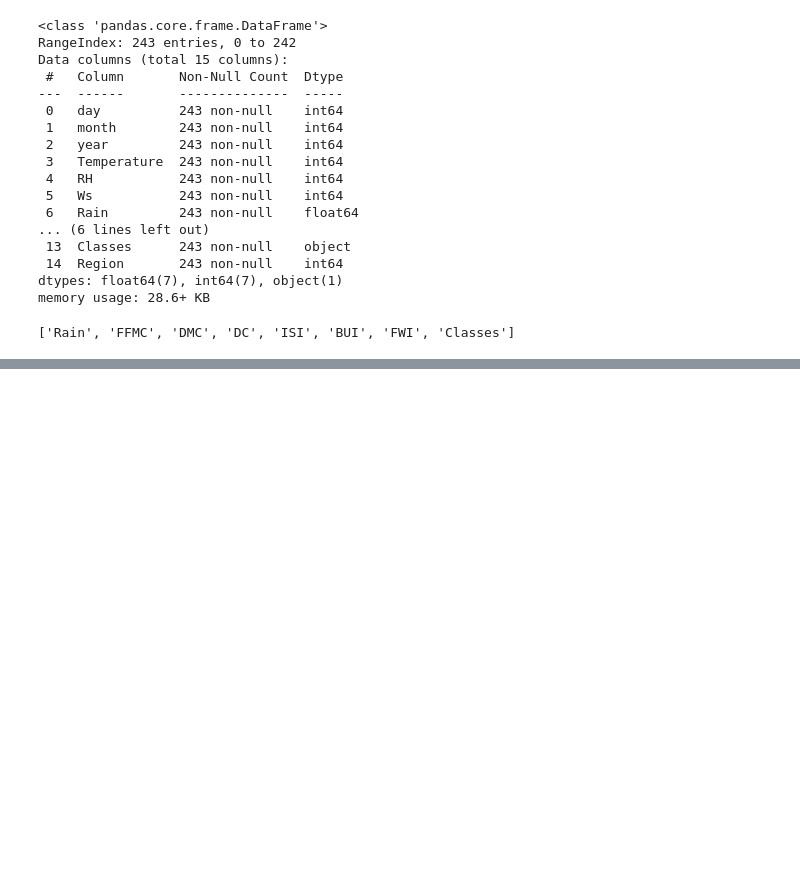
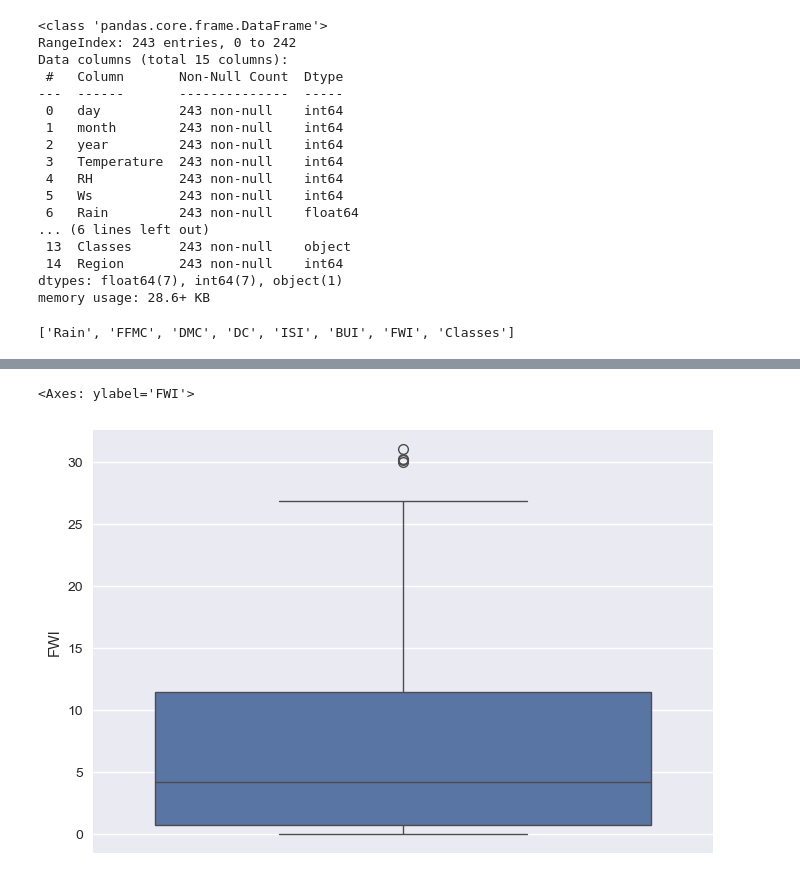
Before and after one commit to md-zaid-10/Machine-Learning, a Jupyter notebook: Algerian Fire Project/EDA.ipynb, the cells around one changed output, grey strips where cells are left out. Drawn from its saved outputs; the diff is of its cells as text; code cells hidden in the pictures; blank space fills up the shorter version.

```diff
--- a/Algerian Fire Project/EDA.ipynb
+++ b/Algerian Fire Project/EDA.ipynb
@@ -282,0 +357,6 @@ df.to_csv('Algerian_forest_fires_dataset_cleaned.csv', index=False)
+# %%
+# Box plots to check outliers
+sns.boxplot(df_copy['FWI'])
+# %% [output]
+<Axes: ylabel='FWI'>
+[figure, added]
```
Also changed, not shown: parts of 16 cells of this notebook, 3 other files.
